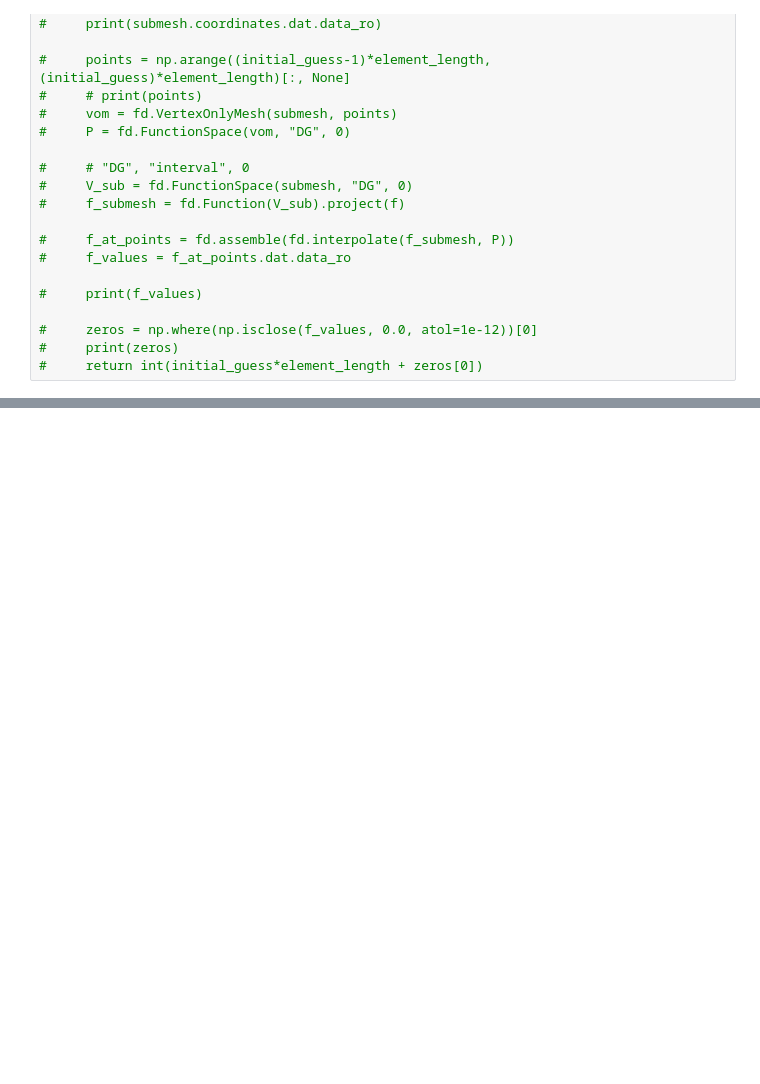
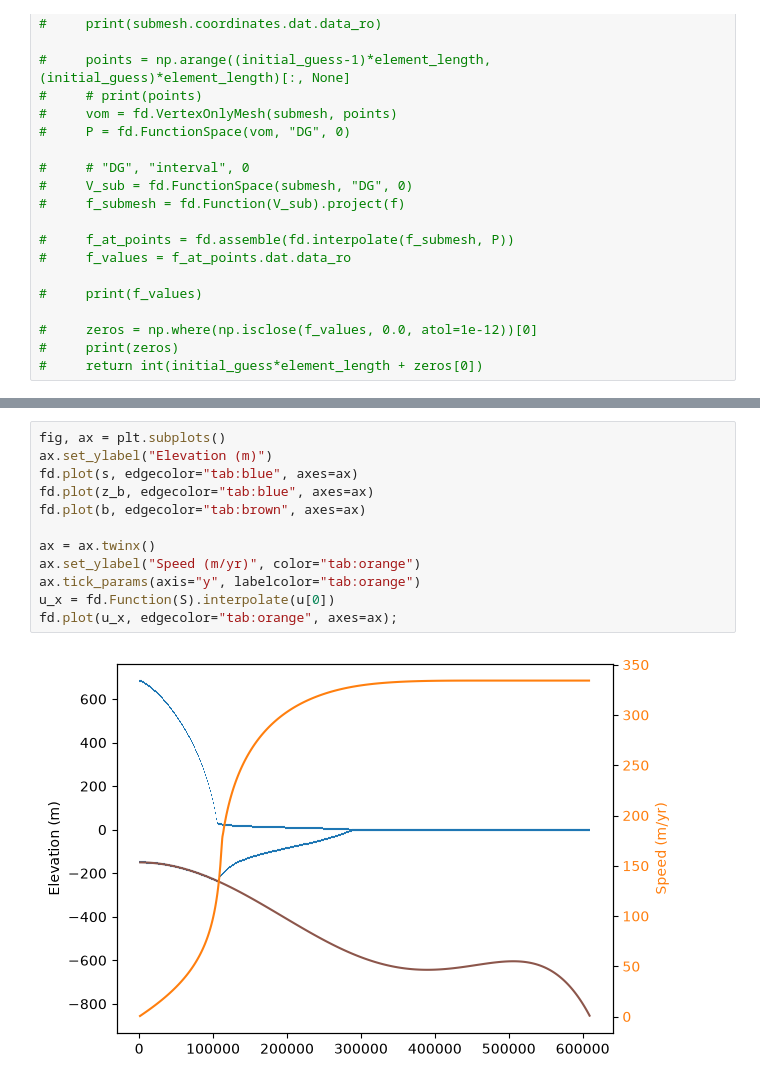
Before and after one commit to AdaKuhtz/1d_calving_experiment, a Jupyter notebook: mismipp_dual_1d_original.ipynb, the cells around one changed output, grey strips where cells are left out. Drawn from its saved outputs; the diff is of its cells as text; blank space fills up the shorter version.

```diff
--- a/mismipp_dual_1d_original.ipynb
+++ b/mismipp_dual_1d_original.ipynb
@@ -558,0 +801,14 @@ print(end_of_glacier_slow(h))
+# %%
+fig, ax = plt.subplots()
+ax.set_ylabel("Elevation (m)")
+fd.plot(s, edgecolor="tab:blue", axes=ax)
+fd.plot(z_b, edgecolor="tab:blue", axes=ax)
+fd.plot(b, edgecolor="tab:brown", axes=ax)
+
+ax = ax.twinx()
+ax.set_ylabel("Speed (m/yr)", color="tab:orange")
+ax.tick_params(axis="y", labelcolor="tab:orange")
+u_x = fd.Function(S).interpolate(u[0])
+fd.plot(u_x, edgecolor="tab:orange", axes=ax);
+# %% [output]
+[figure, added]
```
Also changed, not shown: parts of 27 cells of this notebook, 2 other files.
